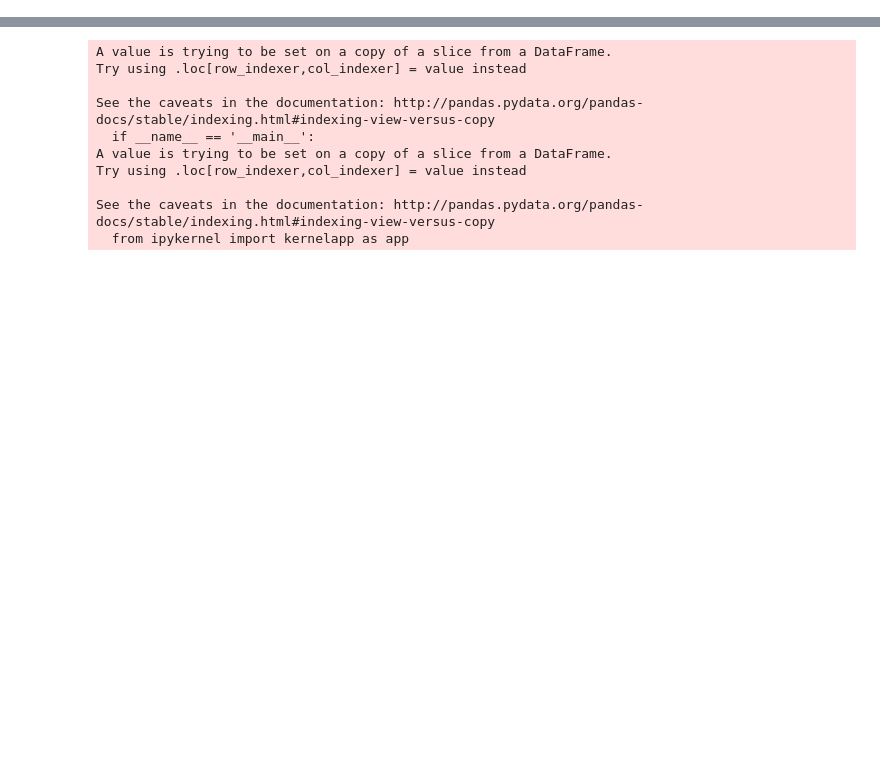
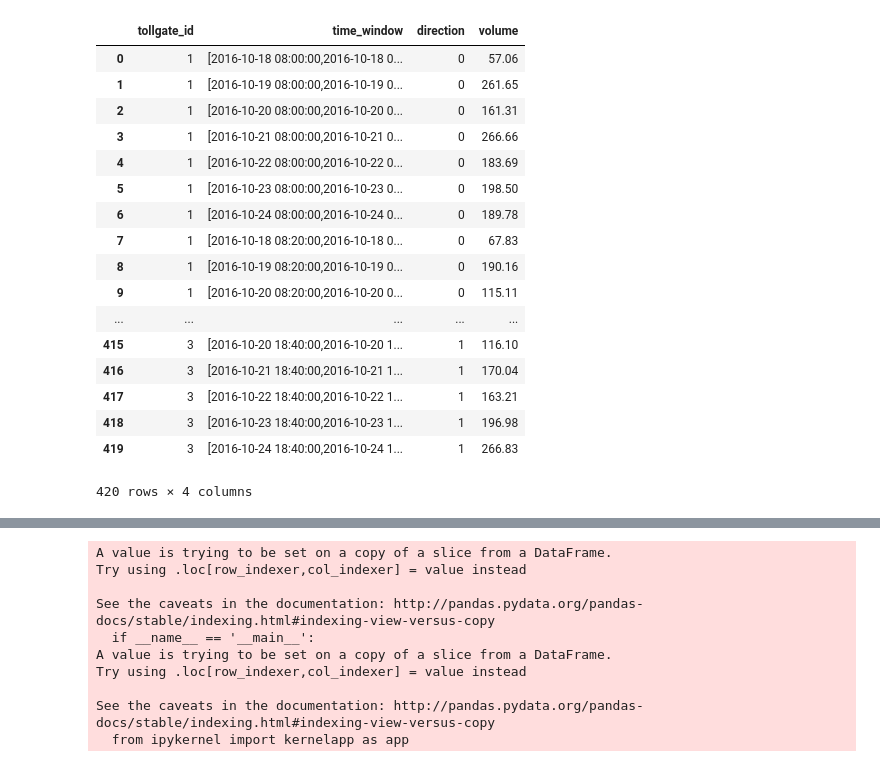
Before and after one commit to Ann16253470/KDD_CUP2017, a Jupyter notebook: volume prediction new.ipynb, the cells around one changed output, grey strips where cells are left out. Cells and saved outputs as stored; diff of their text form; code cells hidden in the pictures; blank space fills up the shorter version.

```diff
--- a/volume prediction new.ipynb
+++ b/volume prediction new.ipynb
@@ -64,7 +84,28 @@ test_vol2['window'] = test_vol2['date_time'].apply(time_to_window)
 test_vol_group_count = \
 test_vol2.groupby(['tollgate','direction','window']).count()['date_time']
 # %%
-sample = pd.read_csv('/Users/yutao/Documents/Contest/tianchi/KDD_CUP2017/submission/submission_sample_volume.csv')
+sample = pd.read_csv('submission/submission_sample_volume.csv')
+# %%
+sample
+# %% [output]
+|  | tollgate_id | time_window | direction | volume |
+| 0 | 1 | [2016-10-18 08:00:00,2016-10-18 0... | 0 | 57.06 |
+| 1 | 1 | [2016-10-19 08:00:00,2016-10-19 0... | 0 | 261.65 |
+| 2 | 1 | [2016-10-20 08:00:00,2016-10-20 0... | 0 | 161.31 |
+| 3 | 1 | [2016-10-21 08:00:00,2016-10-21 0... | 0 | 266.66 |
+| 4 | 1 | [2016-10-22 08:00:00,2016-10-22 0... | 0 | 183.69 |
+| 5 | 1 | [2016-10-23 08:00:00,2016-10-23 0... | 0 | 198.50 |
+| 6 | 1 | [2016-10-24 08:00:00,2016-10-24 0... | 0 | 189.78 |
+| 7 | 1 | [2016-10-18 08:20:00,2016-10-18 0... | 0 | 67.83 |
+| 8 | 1 | [2016-10-19 08:20:00,2016-10-19 0... | 0 | 190.16 |
+| 9 | 1 | [2016-10-20 08:20:00,2016-10-20 0... | 0 | 115.11 |
+| ... | ... | ... | ... | ... |
+| 415 | 3 | [2016-10-20 18:40:00,2016-10-20 1... | 1 | 116.10 |
+| 416 | 3 | [2016-10-21 18:40:00,2016-10-21 1... | 1 | 170.04 |
+| 417 | 3 | [2016-10-22 18:40:00,2016-10-22 1... | 1 | 163.21 |
+| 418 | 3 | [2016-10-23 18:40:00,2016-10-23 1... | 1 | 196.98 |
+| 419 | 3 | [2016-10-24 18:40:00,2016-10-24 1... | 1 | 266.83 |
+420 rows × 4 columns
 # %%
 date_list = []
 
```
Also changed, not shown: parts of 30 cells of this notebook, 1 other file.
